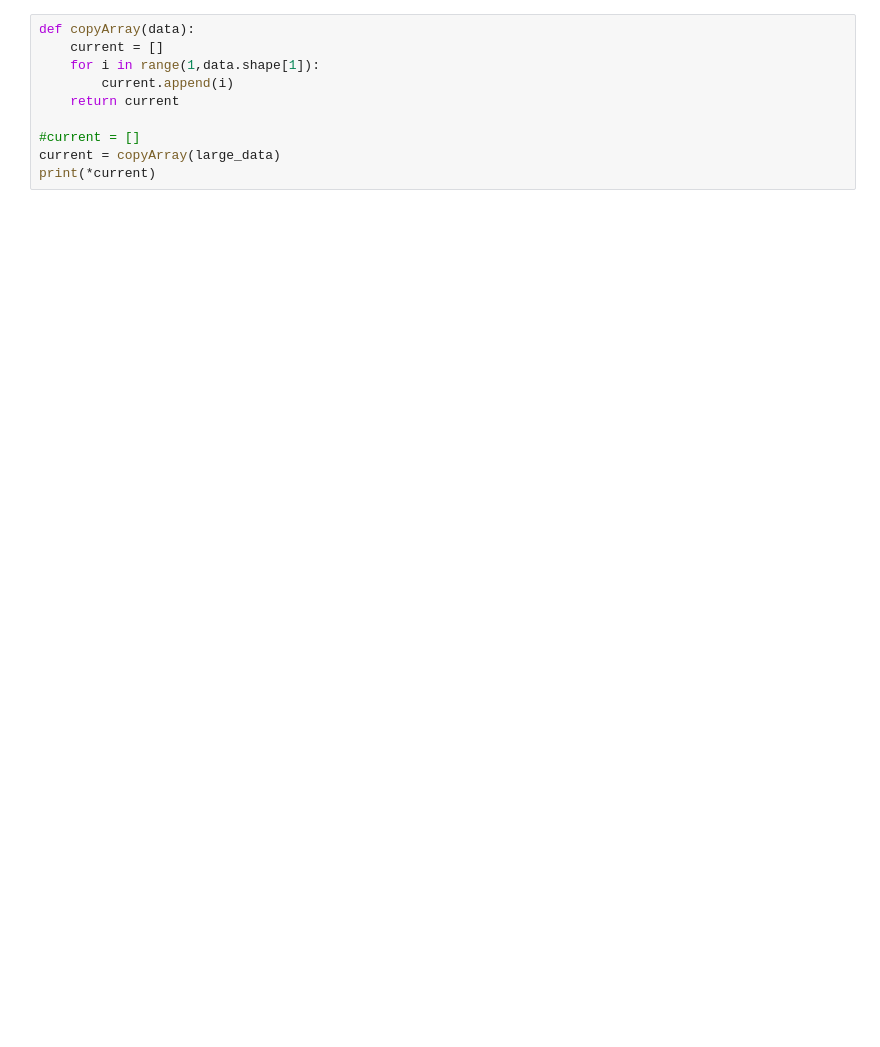
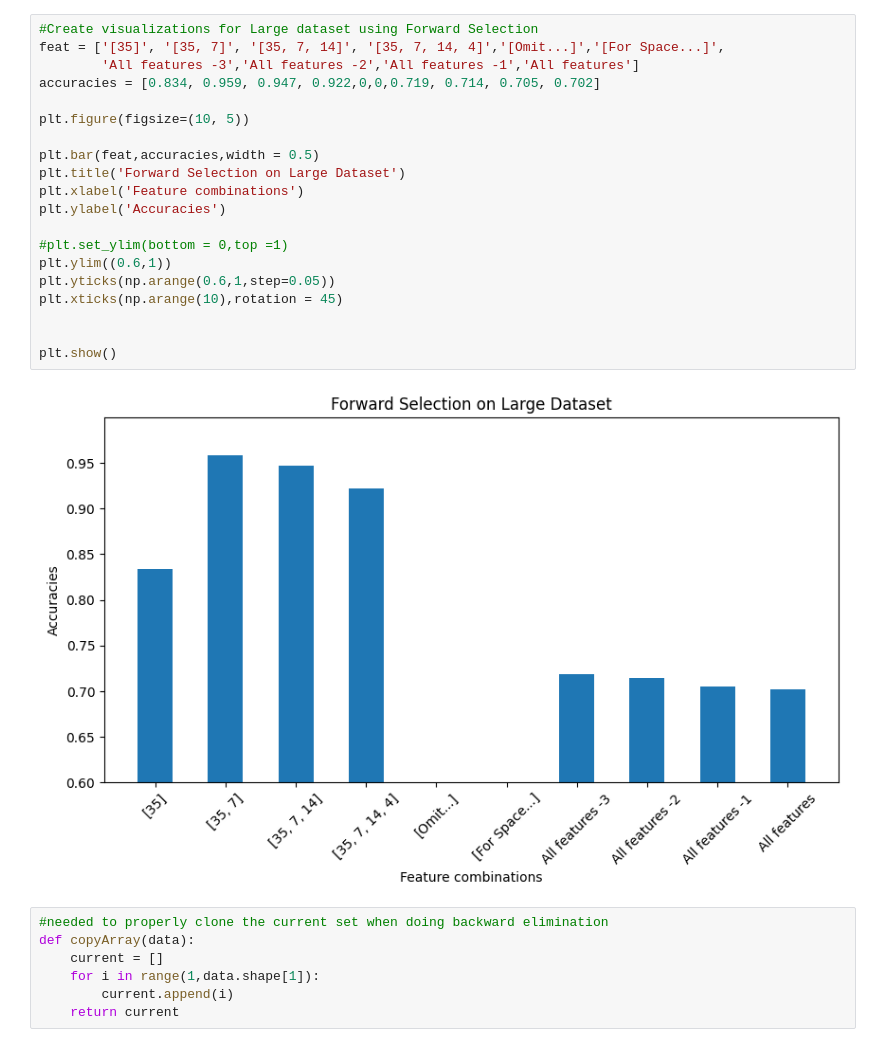
Before and after one commit to Bchea99/nearest-neighbor, a Jupyter notebook: Proj2.ipynb, the cells around one changed output. Drawn from its saved outputs; the diff is of its cells as text; blank space fills up the shorter version.

```diff
--- a/Proj2.ipynb
+++ b/Proj2.ipynb
@@ -127,11 +149,30 @@ forward_feature_selection(small_data)
+# %%
+#Create visualizations for Large dataset using Forward Selection
+feat = ['[35]', '[35, 7]', '[35, 7, 14]', '[35, 7, 14, 4]','[Omit...]','[For Space...]',
+        'All features -3','All features -2','All features -1','All features']
+accuracies = [0.834, 0.959, 0.947, 0.922,0,0,0.719, 0.714, 0.705, 0.702]
+
+plt.figure(figsize=(10, 5))
+
+plt.bar(feat,accuracies,width = 0.5)
+plt.title('Forward Selection on Large Dataset')
+plt.xlabel('Feature combinations')
+plt.ylabel('Accuracies')
+
+#plt.set_ylim(bottom = 0,top =1)
+plt.ylim((0.6,1))
+plt.yticks(np.arange(0.6,1,step=0.05))
+plt.xticks(np.arange(10),rotation = 45)
+
+
+plt.show()
+# %% [output]
+[figure, added]
 # %%
+#needed to properly clone the current set when doing backward elimination
 def copyArray(data):
     current = []
     for i in range(1,data.shape[1]):
         current.append(i)
     return current
-
-#current = []
-current = copyArray(large_data)
-print(*current)
 # %%
```
Also changed, not shown: parts of 9 cells of this notebook.
